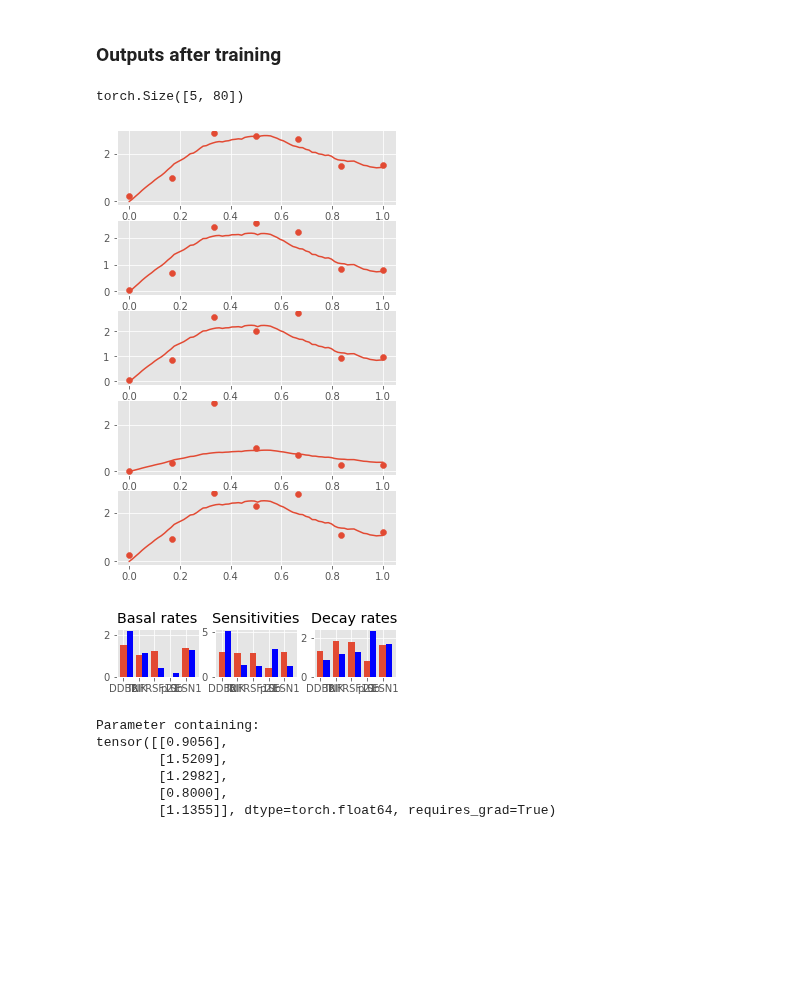
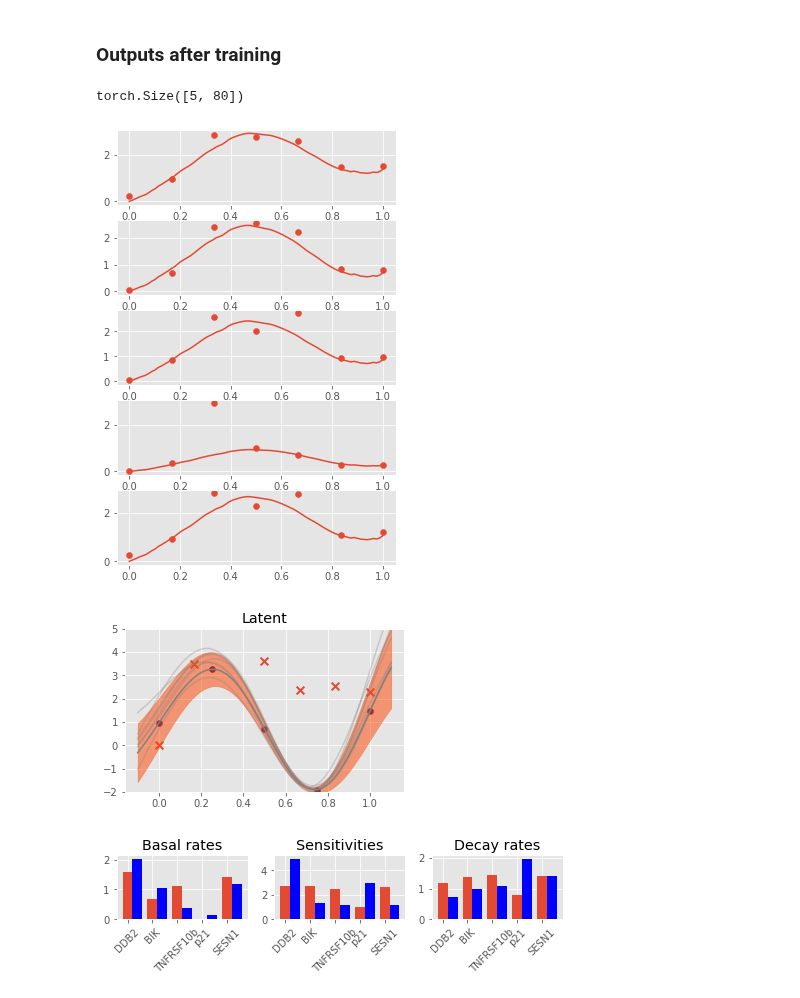
Before and after one commit to mossjacob/alfi, a Jupyter notebook: reggae/examples/variational.ipynb, the cells around one changed output. Cells and saved outputs as stored; diff of their text form; code cells hidden in the pictures; blank space fills up the shorter version.

```diff
--- a/reggae/examples/variational.ipynb
+++ b/reggae/examples/variational.ipynb
@@ -35,7 +28,7 @@ num_genes = m_observed.shape[0]
 num_tfs = 1
 
 t_inducing = torch.linspace(f64(0), f64(1), 5, dtype=torch.float64).reshape((-1, 1))
-t_observed = torch.linspace(f64(0), f64(1), 7)
+t_observed = torch.linspace(f64(0), f64(1), 7).view(-1)
 plt.figure(figsize=(4, 2))
 plt.plot(m_observed[0])
 # %% [output]
@@ -93,5 +56,5 @@ def plot_tfs(ylim=(-2, 2), num_samples=7, plt_inducing=False):
 # %%
-model = SingleLinearLFM(num_genes, num_tfs, t_inducing, known_variance=σ2_m_pre[0])
+model = SingleLinearLFM(num_genes, num_tfs, t_inducing, t_observed, extra_points=2, known_variance=σ2_m_pre[0])
 optimizer = torch.optim.Adam(model.parameters(), lr=0.2)
 trainer = Trainer(model, optimizer, (t_observed, m_observed))
 
@@ -135,16 +100,17 @@ Epoch 30/30 - Loss: 148.92 (140.85 8.07) [2.58,0.67,-1.06] b: 1.51 d 1.36 s 2.83
 ### Outputs after training
 # %%
 tol = 1e-3
-plotter = Plotter(model, m_df.index)
+plotter = Plotter(model, m_df.index, t_inducing)
 
 # plot_losses(trainer)
 plot_genes(rtol=tol, atol=tol/10)
-plot_tfs(ylim=(-2, 3))
+plotter.plot_tfs(ylim=(-2, 5), plot_barenco=True)
 plotter.plot_kinetics()
 # %% [output]
 torch.Size([5, 80])
-[figure, old version]
+[figure, new version]
-[figure, old version]
+[figure, new version]
+[figure, added]
 # %%
 save(model, 'variational_linear')
 # %%
@@ -172,11 +119,0 @@ print(model.basal_rate)
-# %%
-model.sensitivity
-model.decay_rate
-# model.gp.covar_module.outputscale
-# %% [output]
-Parameter containing:
-tensor([[0.9056],
-        [1.5209],
-        [1.2982],
-        [0.8000],
-        [1.1355]], dtype=torch.float64, requires_grad=True)
```
Also changed, not shown: parts of 7 cells of this notebook, 2 other files.
